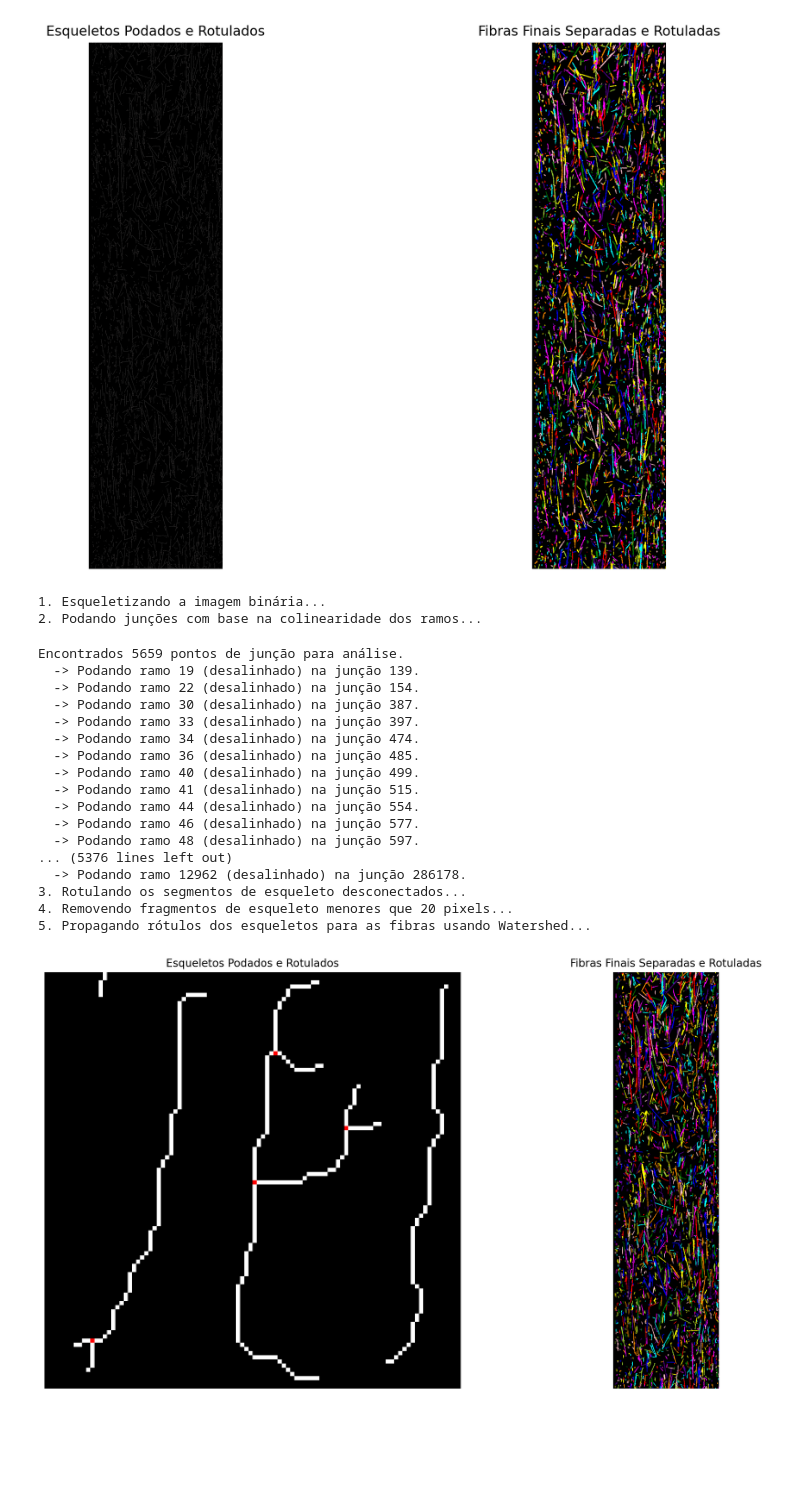
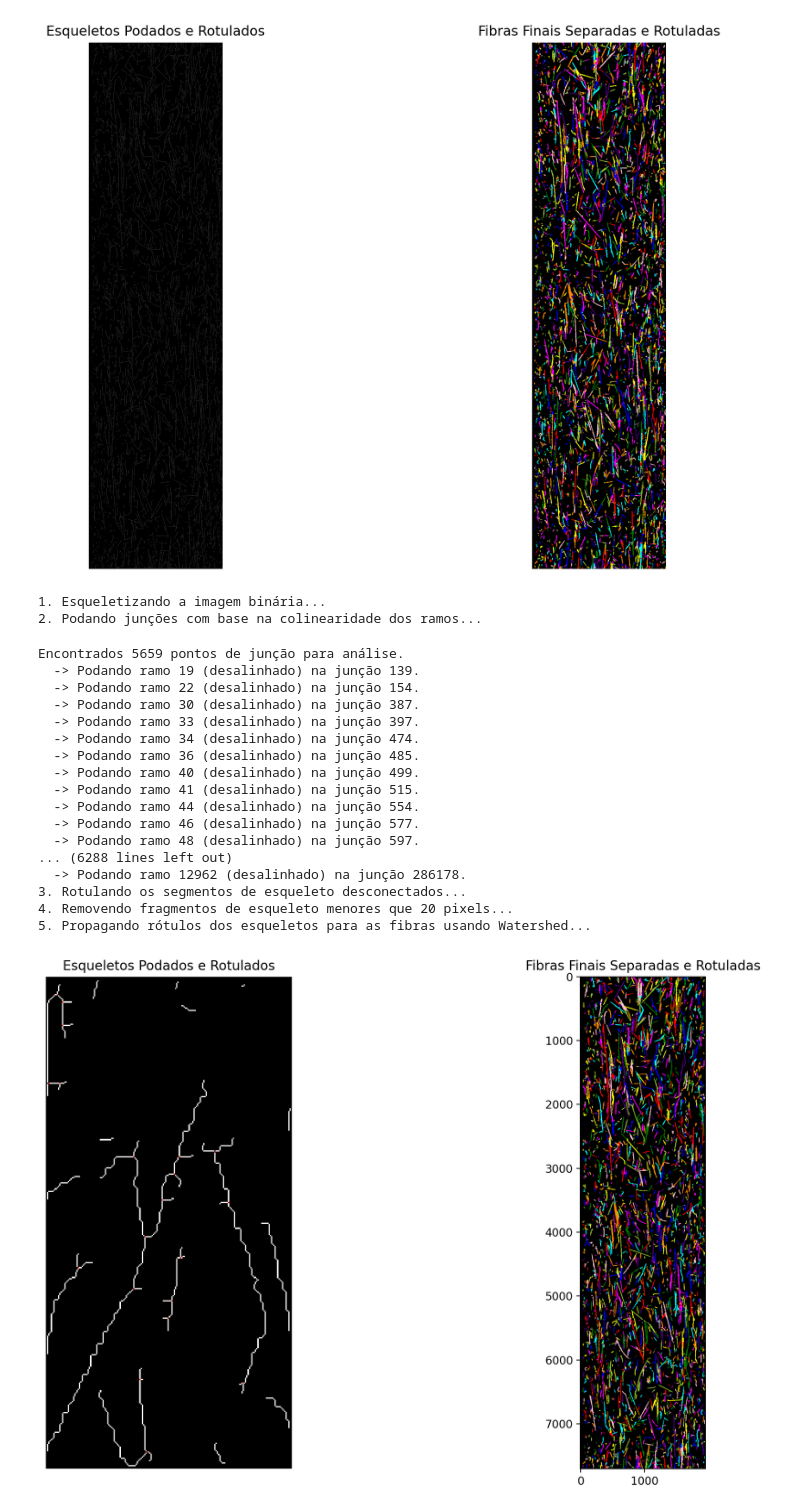
Before and after one commit to litc-ufmg/toronto-fibers, a Jupyter notebook: fiber_separation.ipynb, the cells around one changed output. Drawn from its saved outputs; the diff is of its cells as text; code cells hidden in the pictures; blank space fills up the shorter version.

Commit message:
fixing when no path is colinear

```diff
--- a/fiber_separation.ipynb
+++ b/fiber_separation.ipynb
@@ -141,8 +141,19 @@ def podar_esqueleto_por_orientacao(esqueleto_img, angulo_limite_graus=45, analis
                         else:
                             # Se o ramo é o destino, remove o último pixel
                             esqueleto_podado[path_coords[-2, 0], path_coords[-2, 1]] = 0
-        #else:
-            #print(f"  -> Nenhum par suficientemente colinear na junção {junction_id}. Nada podado.")
+        else:
+            for ramo in ramos_info:
+                print(f"  -> Podando todos os ramos na junção {junction_id} (nenhum par colinear encontrado).")
+                # Obtém as coordenadas de todos os pixels do ramo a ser podado
+                path_coords = esqueleto_obj.path_coordinates(int(ramo['id']))
+                # Define o valor desses pixels para 0, removendo-os da imagem
+                if len(path_coords) > 1:
+                    if ramo['junc_is_src'] == 1:
+                        # Se o ramo é a origem, remove o primeiro pixel
+                        esqueleto_podado[path_coords[1, 0], path_coords[1, 1]] = 0
+                    else:
+                        # Se o ramo é o destino, remove o último pixel
+                        esqueleto_podado[path_coords[-2, 0], path_coords[-2, 1]] = 0
 
     return esqueleto_podado
 
@@ -302,7 +313,7 @@ fibras_separadas, esqueletos_separados = separar_fibras(
     remover_pequenos_esqueletos=True,
     tam_min_esqueleto=20,
     analise_local=analise_local,
-    range_local=20
+    range_local=30
 )
 
 # Visualização dos resultados
@@ -316,33 +327,33 @@ plt.axis('off')
 
 plt.subplot(1, 2, 2)
 plt.imshow(label2rgb(fibras_separadas, bg_label=0), cmap='gray')
 plt.title("Fibras Finais Separadas e Rotuladas")
-plt.axis('off')
+# plt.axis('off')
 
 plt.tight_layout()
 if analise_local:
     plt.savefig("./img_res/poda_orient_local.png", dpi=500)
 else:
     plt.savefig("./img_res/poda_orient.png", dpi=500)
 plt.show()
 # %% [output]
 1. Esqueletizando a imagem binária...
 2. Podando junções com base na colinearidade dos ramos...
 Encontrados 5659 pontos de junção para análise.
   -> Podando ramo 19 (desalinhado) na junção 139.
   -> Podando ramo 22 (desalinhado) na junção 154.
   -> Podando ramo 30 (desalinhado) na junção 387.
   -> Podando ramo 33 (desalinhado) na junção 397.
   -> Podando ramo 34 (desalinhado) na junção 474.
   -> Podando ramo 36 (desalinhado) na junção 485.
   -> Podando ramo 40 (desalinhado) na junção 499.
   -> Podando ramo 41 (desalinhado) na junção 515.
   -> Podando ramo 44 (desalinhado) na junção 554.
   -> Podando ramo 46 (desalinhado) na junção 577.
   -> Podando ramo 48 (desalinhado) na junção 597.
-... (5376 lines left out)
+... (6288 lines left out)
   -> Podando ramo 12962 (desalinhado) na junção 286178.
 3. Rotulando os segmentos de esqueleto desconectados...
 4. Removendo fragmentos de esqueleto menores que 20 pixels...
 5. Propagando rótulos dos esqueletos para as fibras usando Watershed...
-[figure, old version]
+[figure, new version]
```
Also changed, not shown: parts of 3 cells of this notebook.
